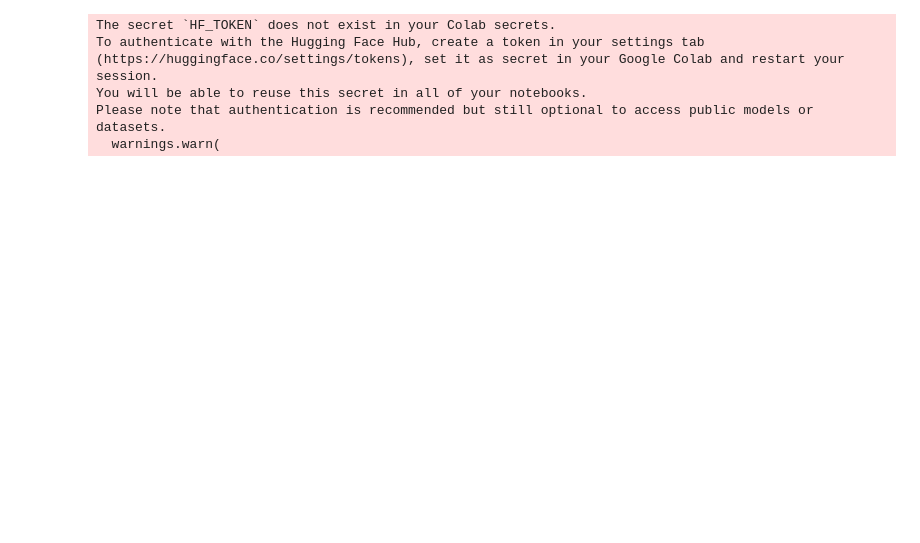
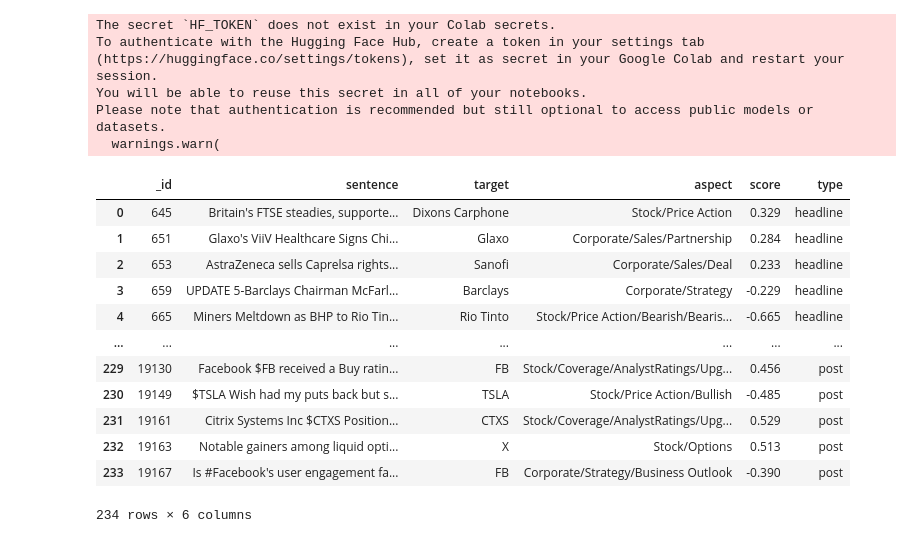
Before and after one commit to AlexWFreeman/e6892, a Jupyter notebook: rl_ppo.ipynb, the cells around one changed output. Cells and saved outputs as stored; diff of their text form; code cells hidden in the pictures; blank space fills up the shorter version.

```diff
--- a/rl_ppo.ipynb
+++ b/rl_ppo.ipynb
@@ -32,15 +44,36 @@ from huggingface_hub import login
 token = "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"  # Replace with your token
 login(token=token, add_to_git_credential=True)
 # %%
-fiqa_ds = load_dataset("TheFinAI/fiqa-sentiment-classification")
-fiqa_df = {k: pd.DataFrame(v) for k, v in fiqa_ds.items()}
+fiqa_raw = load_dataset("TheFinAI/fiqa-sentiment-classification")
+fiqa_df = {k: pd.DataFrame(v) for k, v in fiqa_raw.items()}
 
 sft_df = {}
 for key in ['train', 'val', 'test']:
     sft_df[key] = pd.read_csv(f'/content/drive/My Drive/my_dataset/sft/{key}.csv')
+    sft_df[key]['score'] = sft_df[key]['label'].map({
+        "positive":  1.0,
+        "negative": -1.0,
+        "neutral":   0.0
+    })
 # %% [output]
 The secret `HF_TOKEN` does not exist in your Colab secrets.
 To authenticate with the Hugging Face Hub, create a token in your settings tab (https://huggingface.co/settings/tokens), set it as secret in your Google Colab and restart your session.
 You will be able to reuse this secret in all of your notebooks.
 Please note that authentication is recommended but still optional to access public models or datasets.
   warnings.warn(
+# %%
+fiqa_df['test']
+# %% [output]
+|  | _id | sentence | target | aspect | score | type |
+| 0 | 645 | Britain's FTSE steadies, supporte... | Dixons Carphone | Stock/Price Action | 0.329 | headline |
+| 1 | 651 | Glaxo's ViiV Healthcare Signs Chi... | Glaxo | Corporate/Sales/Partnership | 0.284 | headline |
+| 2 | 653 | AstraZeneca sells Caprelsa rights... | Sanofi | Corporate/Sales/Deal | 0.233 | headline |
+| 3 | 659 | UPDATE 5-Barclays Chairman McFarl... | Barclays | Corporate/Strategy | -0.229 | headline |
+| 4 | 665 | Miners Meltdown as BHP to Rio Tin... | Rio Tinto | Stock/Price Action/Bearish/Bearis... | -0.665 | headline |
+| ... | ... | ... | ... | ... | ... | ... |
+| 229 | 19130 | Facebook $FB received a Buy ratin... | FB | Stock/Coverage/AnalystRatings/Upg... | 0.456 | post |
+| 230 | 19149 | $TSLA Wish had my puts back but s... | TSLA | Stock/Price Action/Bullish | -0.485 | post |
+| 231 | 19161 | Citrix Systems Inc $CTXS Position... | CTXS | Stock/Coverage/AnalystRatings/Upg... | 0.529 | post |
+| 232 | 19163 | Notable gainers among liquid opti... | X | Stock/Options | 0.513 | post |
+| 233 | 19167 | Is #Facebook's user engagement fa... | FB | Corporate/Strategy/Business Outlook | -0.390 | post |
+234 rows × 6 columns
```
Also changed, not shown: parts of 13 cells of this notebook.
